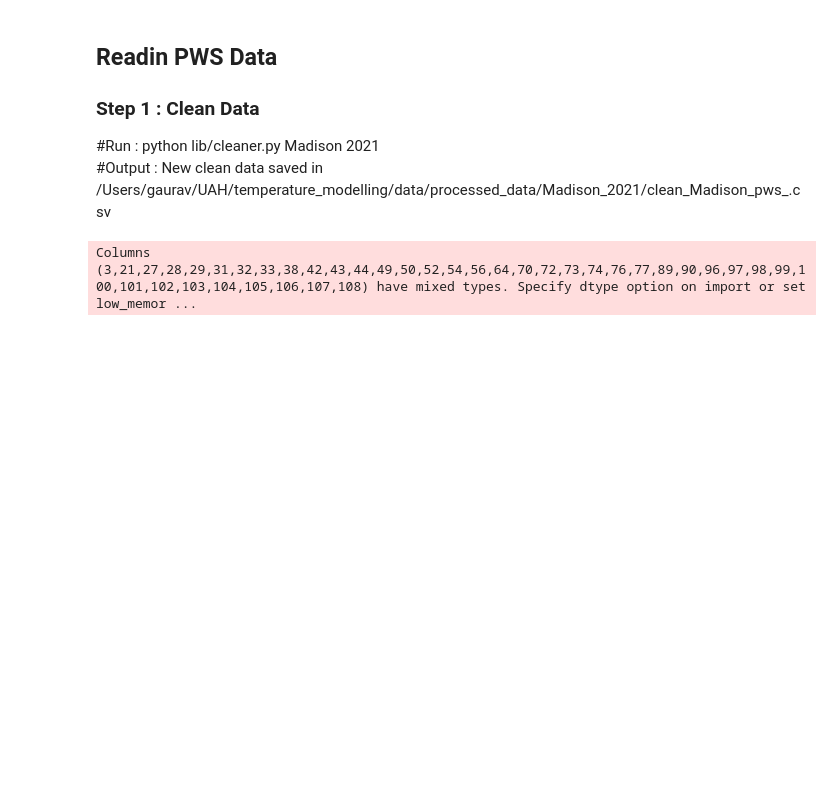
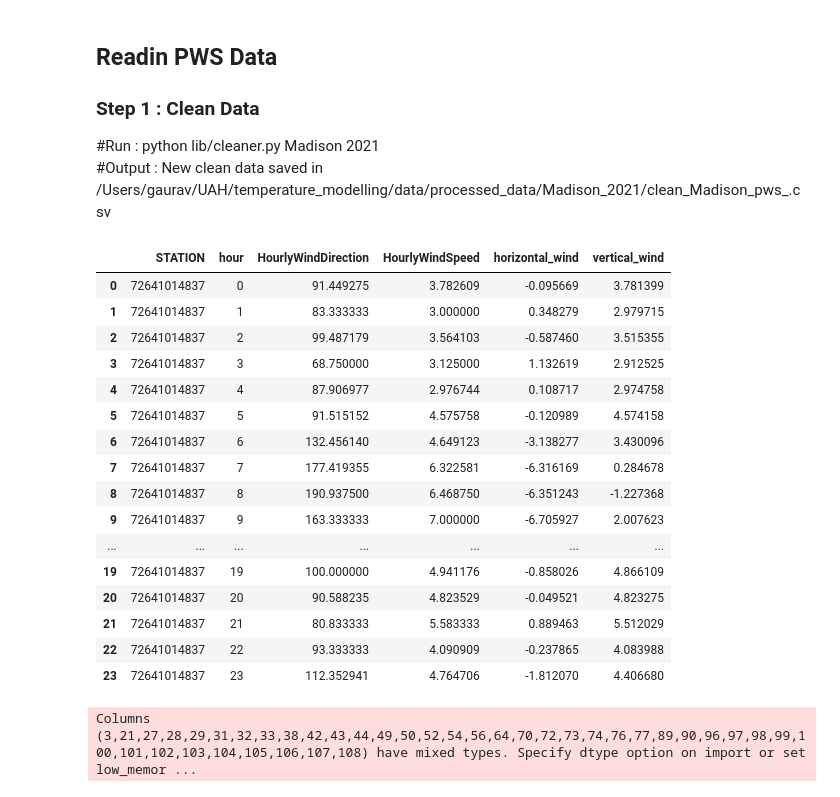
Before and after one commit to khatrigaurav/temperature_modelling, a Jupyter notebook: Analytics/00 Modeller.ipynb, the cells around one changed output. Drawn from its saved outputs; the diff is of its cells as text; code cells hidden in the pictures; blank space fills up the shorter version.

```diff
--- a/Analytics/00 Modeller.ipynb
+++ b/Analytics/00 Modeller.ipynb
@@ -86,6 +86,26 @@ clean_data = clean_data.query("day_of_year >= 120 & day_of_year <= 320")
 clean_data.station = clean_data.station.str.upper()
 
 # dp.plot_(clean_data,'day_of_year',200)
+# %%
+wind_data_mean
+# %% [output]
+|  | STATION | hour | HourlyWindDirection | HourlyWindSpeed | horizontal_wind | vertical_wind |
+| 0 | 72641014837 | 0 | 91.449275 | 3.782609 | -0.095669 | 3.781399 |
+| 1 | 72641014837 | 1 | 83.333333 | 3.000000 | 0.348279 | 2.979715 |
+| 2 | 72641014837 | 2 | 99.487179 | 3.564103 | -0.587460 | 3.515355 |
+| 3 | 72641014837 | 3 | 68.750000 | 3.125000 | 1.132619 | 2.912525 |
+| 4 | 72641014837 | 4 | 87.906977 | 2.976744 | 0.108717 | 2.974758 |
+| 5 | 72641014837 | 5 | 91.515152 | 4.575758 | -0.120989 | 4.574158 |
+| 6 | 72641014837 | 6 | 132.456140 | 4.649123 | -3.138277 | 3.430096 |
+| 7 | 72641014837 | 7 | 177.419355 | 6.322581 | -6.316169 | 0.284678 |
+| 8 | 72641014837 | 8 | 190.937500 | 6.468750 | -6.351243 | -1.227368 |
+| 9 | 72641014837 | 9 | 163.333333 | 7.000000 | -6.705927 | 2.007623 |
+| ... | ... | ... | ... | ... | ... | ... |
+| 19 | 72641014837 | 19 | 100.000000 | 4.941176 | -0.858026 | 4.866109 |
+| 20 | 72641014837 | 20 | 90.588235 | 4.823529 | -0.049521 | 4.823275 |
+| 21 | 72641014837 | 21 | 80.833333 | 5.583333 | 0.889463 | 5.512029 |
+| 22 | 72641014837 | 22 | 93.333333 | 4.090909 | -0.237865 | 4.083988 |
+| 23 | 72641014837 | 23 | 112.352941 | 4.764706 | -1.812070 | 4.406680 |
 # %%
 # visualizer.plot_(grouped_data,'hour',resample=False)
 
```
Also changed, not shown: parts of 2 cells of this notebook, 9 other files.
